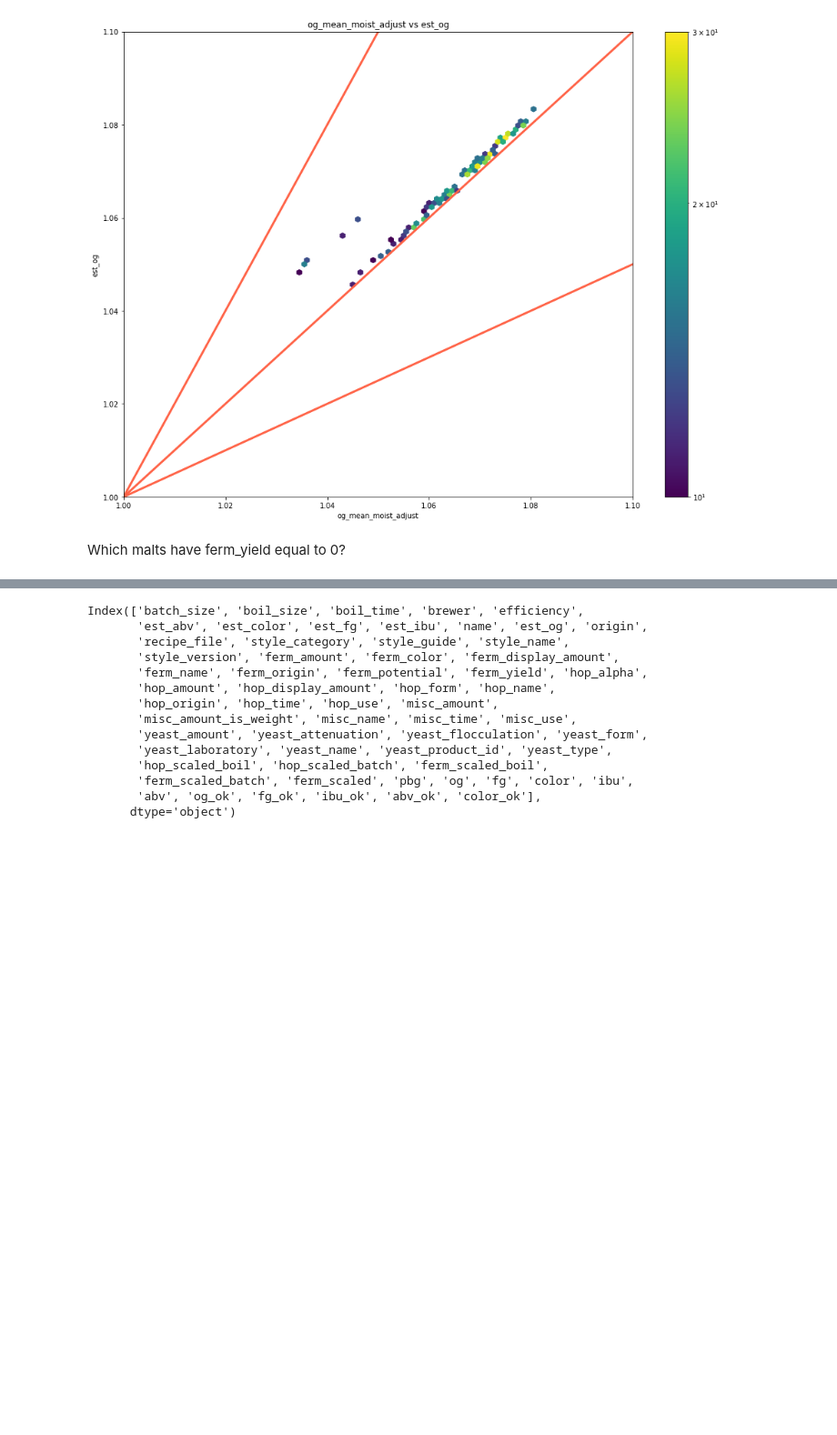
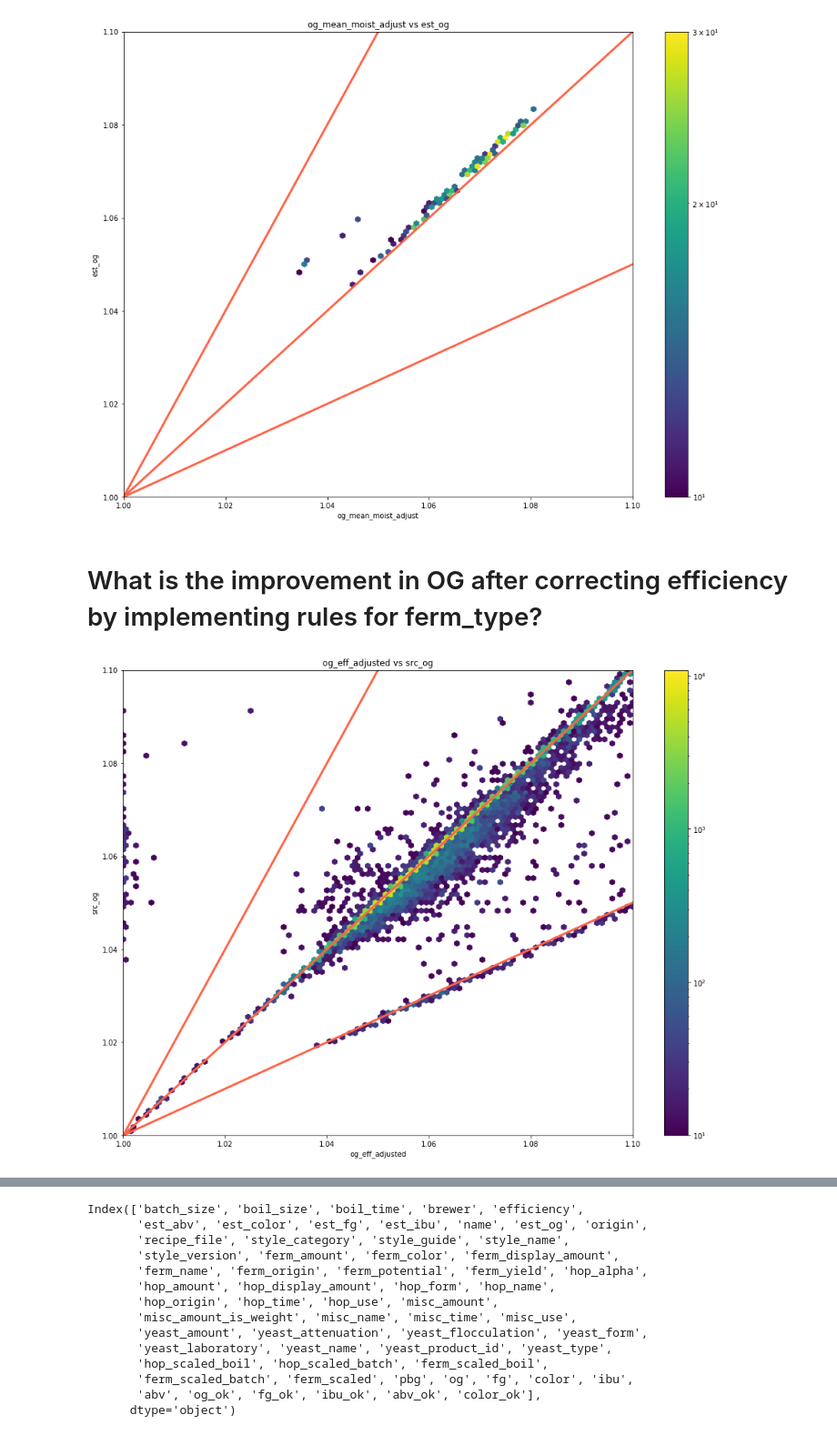
Before and after one commit to rmwoods/beer.ai, a Jupyter notebook: beer.ai/Utils_Troubleshooting.ipynb, the cells around one changed output, grey strips where cells are left out. Shown at 91% size. Saved outputs shown, nothing was run; the diff lists cells and outputs as text; code cells hidden in the pictures; blank space fills up the shorter version.

Commit message:
Try fixing ferm_yield == 0 by replacing with mean for ferm_type

```diff
--- a/beer.ai/Utils_Troubleshooting.ipynb
+++ b/beer.ai/Utils_Troubleshooting.ipynb
@@ -377,5 +349,5 @@ fig.colorbar(colormap)
 plt.show()
 # %% [output]
 [figure]
-# %% [markdown]
-Which malts have ferm_yield equal to 0?
+# %% [markdown]
+# What is the improvement in OG after correcting efficiency by implementing rules for ferm_type?
@@ -381,0 +370,4 @@ Which malts have ferm_yield equal to 0?
+# %%
+plot_hexbin_gravity_dist("og_eff_adjusted")
+# %% [output]
+[figure, added]
```
Also changed, not shown: parts of 37 cells of this notebook.
